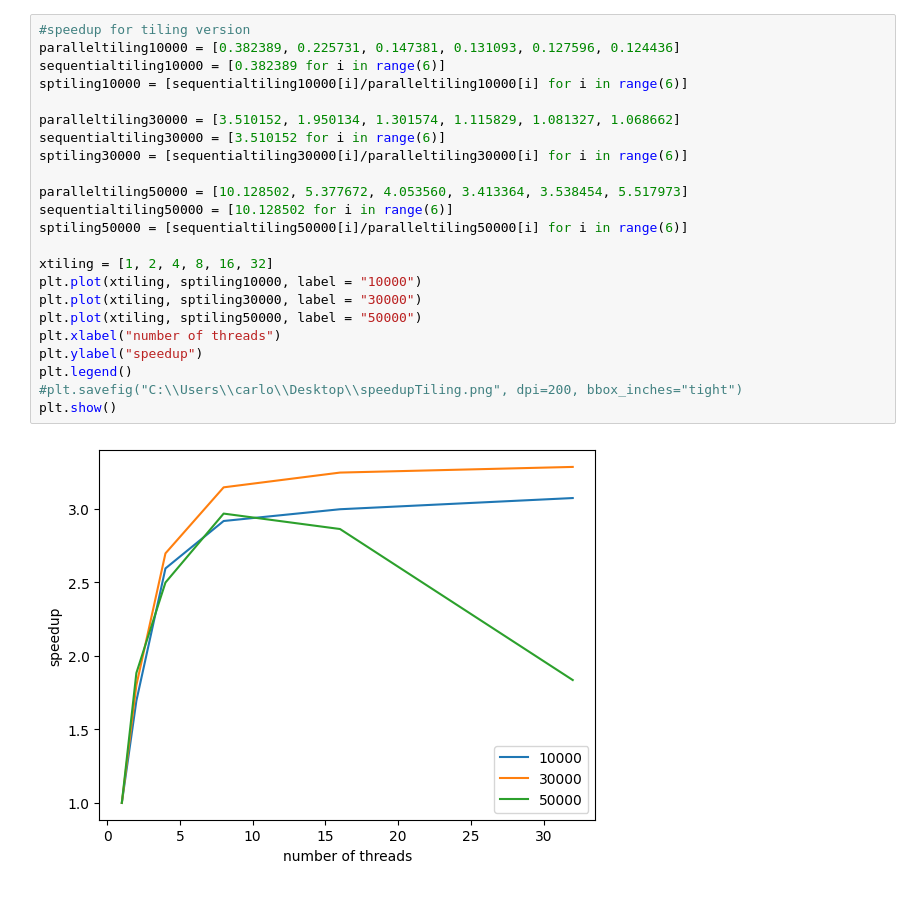
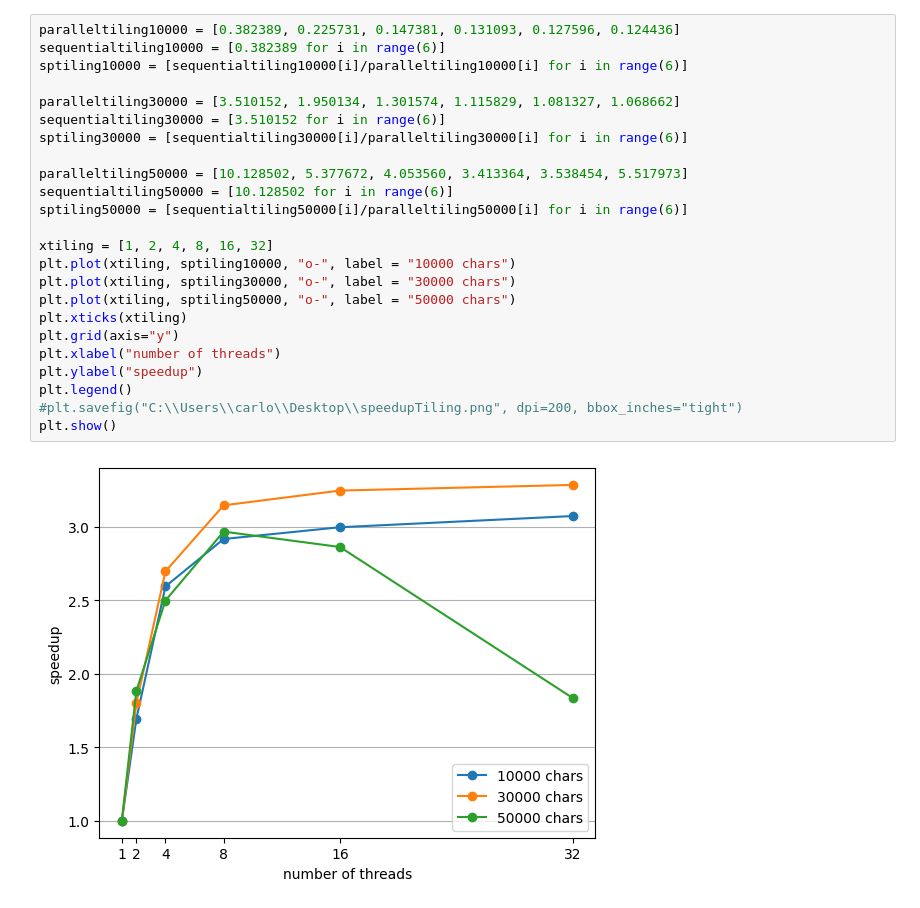
Before and after one commit to carlocek/parallel-edit-distance, a Jupyter notebook: plotter.ipynb, the cells around one changed output. Saved outputs shown, nothing was run; the diff lists cells and outputs as text.

```diff
--- a/plotter.ipynb
+++ b/plotter.ipynb
@@ -32,25 +38,26 @@ plt.show()
 # %%
-#speedup for tiling version
 paralleltiling10000 = [0.382389, 0.225731, 0.147381, 0.131093, 0.127596, 0.124436]
 sequentialtiling10000 = [0.382389 for i in range(6)]
 sptiling10000 = [sequentialtiling10000[i]/paralleltiling10000[i] for i in range(6)]
 
 paralleltiling30000 = [3.510152, 1.950134, 1.301574, 1.115829, 1.081327, 1.068662]
 sequentialtiling30000 = [3.510152 for i in range(6)]
 sptiling30000 = [sequentialtiling30000[i]/paralleltiling30000[i] for i in range(6)]
 
 paralleltiling50000 = [10.128502, 5.377672, 4.053560, 3.413364, 3.538454, 5.517973]
 sequentialtiling50000 = [10.128502 for i in range(6)]
 sptiling50000 = [sequentialtiling50000[i]/paralleltiling50000[i] for i in range(6)]
 
 xtiling = [1, 2, 4, 8, 16, 32]
-plt.plot(xtiling, sptiling10000, label = "10000")
-plt.plot(xtiling, sptiling30000, label = "30000")
-plt.plot(xtiling, sptiling50000, label = "50000")
+plt.plot(xtiling, sptiling10000, "o-", label = "10000 chars")
+plt.plot(xtiling, sptiling30000, "o-", label = "30000 chars")
+plt.plot(xtiling, sptiling50000, "o-", label = "50000 chars")
+plt.xticks(xtiling)
+plt.grid(axis="y")
 plt.xlabel("number of threads")
 plt.ylabel("speedup")
 plt.legend()
 #plt.savefig("C:\\Users\\carlo\\Desktop\\speedupTiling.png", dpi=200, bbox_inches="tight")
 plt.show()
 # %% [output]
-[figure, old version]
+[figure, new version]
```
Also changed, not shown: parts of 5 cells of this notebook, 1 other file.
